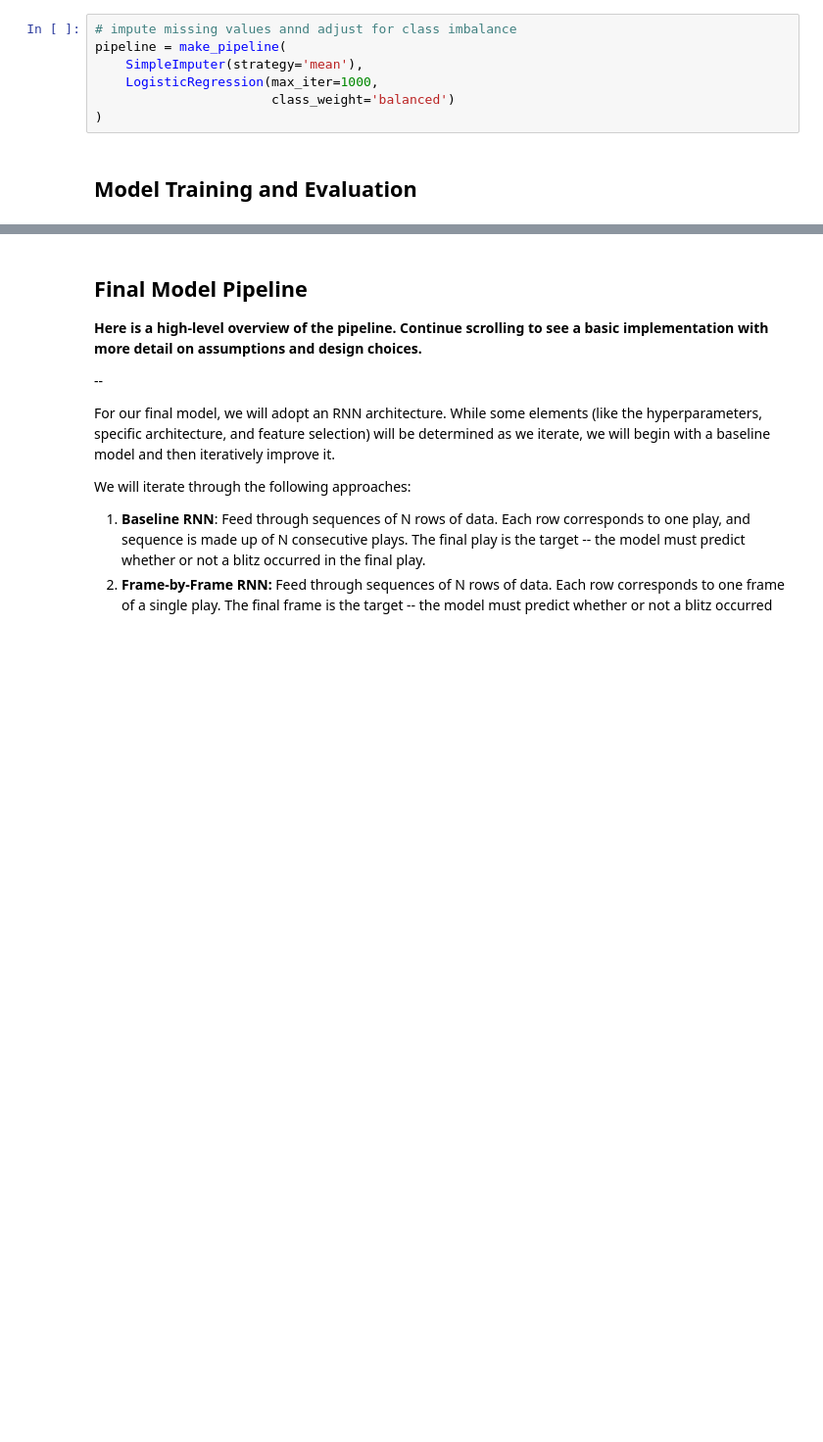
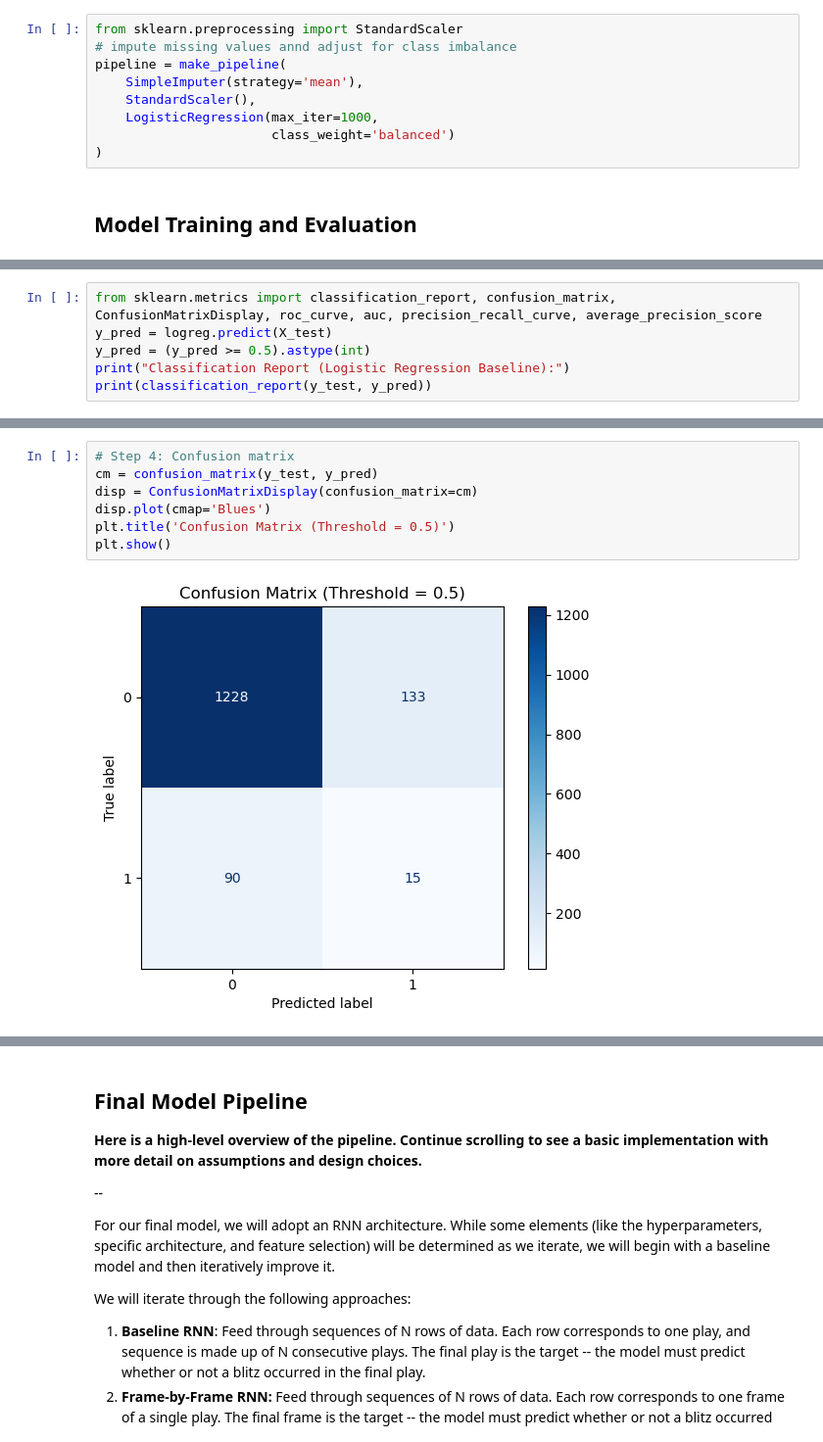
Before and after one commit to tgarity/blitzprediction, a Jupyter notebook: final_project.ipynb, the cells around one changed output, grey strips where cells are left out. Shown at 98% size. Drawn from its saved outputs; the diff is of its cells as text; blank space fills up the shorter version.

Commit message:
ran everything and added EDA to logreg

```diff
--- a/final_project.ipynb
+++ b/final_project.ipynb
@@ -811,9 +825,11 @@ X_train, X_test, y_train, y_test = train_test_split(X, y, stratify=y, test_size=
 # %% [markdown]
 ## Modeling Approach
 # %%
+from sklearn.preprocessing import StandardScaler
 # impute missing values annd adjust for class imbalance
 pipeline = make_pipeline(
     SimpleImputer(strategy='mean'),
+    StandardScaler(),
     LogisticRegression(max_iter=1000,
                        class_weight='balanced')
 )
@@ -829,0 +853,6 @@ print(classification_report(y_test, y_pred))
+# %%
+from sklearn.metrics import classification_report, confusion_matrix, ConfusionMatrixDisplay, roc_curve, auc, precision_recall_curve, average_precision_score
+y_pred = logreg.predict(X_test)
+y_pred = (y_pred >= 0.5).astype(int)
+print("Classification Report (Logistic Regression Baseline):")
+print(classification_report(y_test, y_pred))
@@ -829,0 +880,9 @@ print(classification_report(y_test, y_pred))
+# %%
+# Step 4: Confusion matrix
+cm = confusion_matrix(y_test, y_pred)
+disp = ConfusionMatrixDisplay(confusion_matrix=cm)
+disp.plot(cmap='Blues')
+plt.title('Confusion Matrix (Threshold = 0.5)')
+plt.show()
+# %% [output]
+[figure, added]
```
Also changed, not shown: parts of 12 cells of this notebook.
